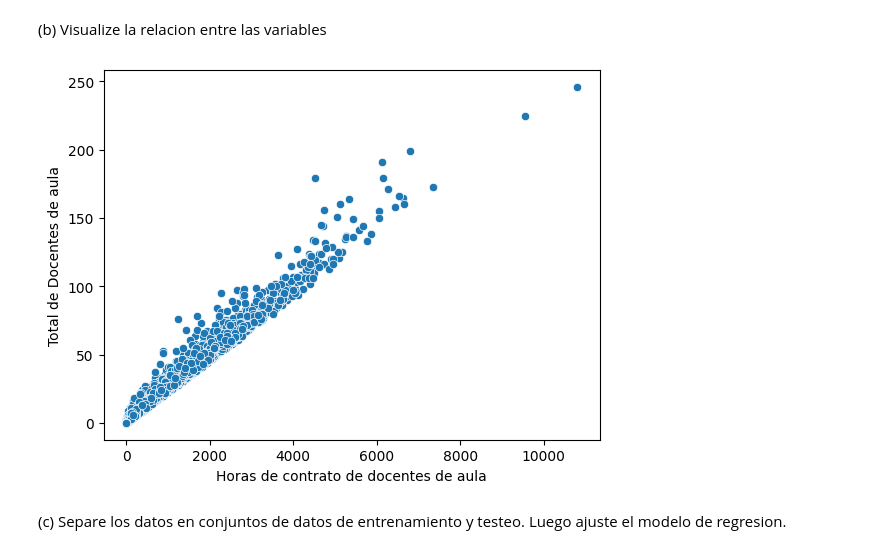
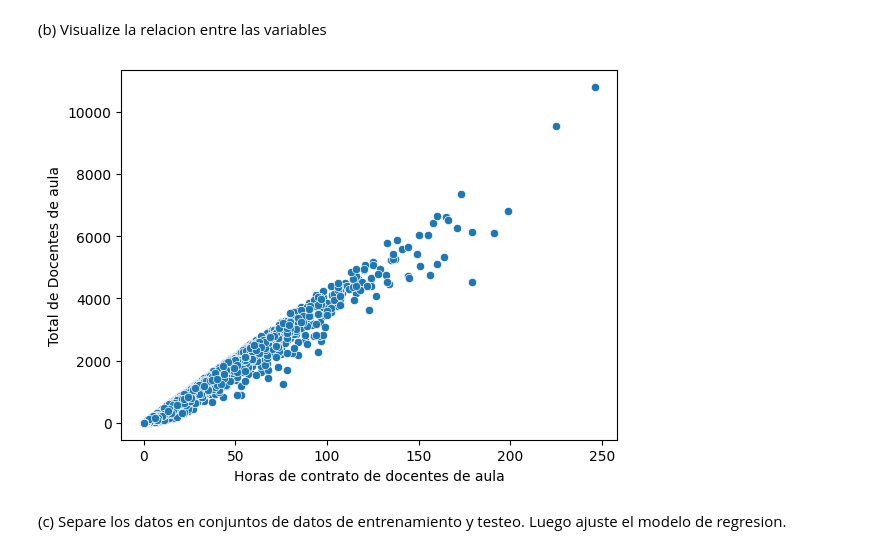
Before and after one commit to Dxeg0o/proyecto_cdd_2, a Jupyter notebook: proyecto.ipynb, the cells around one changed output. Cells and saved outputs as stored; diff of their text form; code cells hidden in the pictures.

```diff
--- a/proyecto.ipynb
+++ b/proyecto.ipynb
@@ -172,11 +172,11 @@ La correlación entre las variables de las Horas de Contrato de los Docentes de
 import matplotlib.pyplot as plt
 import seaborn as sns
 # %%
-sns.scatterplot(df, x="HH_A", y="DC_A")
+sns.scatterplot(df, x="DC_A", y="HH_A")
 plt.xlabel("Horas de contrato de docentes de aula")
 plt.ylabel("Total de Docentes de aula")
 plt.show()
 # %% [output]
-[figure, old version]
+[figure, new version]
 # %% [markdown]
 (c) Separe los datos en conjuntos de datos de entrenamiento y testeo. Luego ajuste el modelo de regresion.
```
Also changed, not shown: parts of 4 cells of this notebook.
